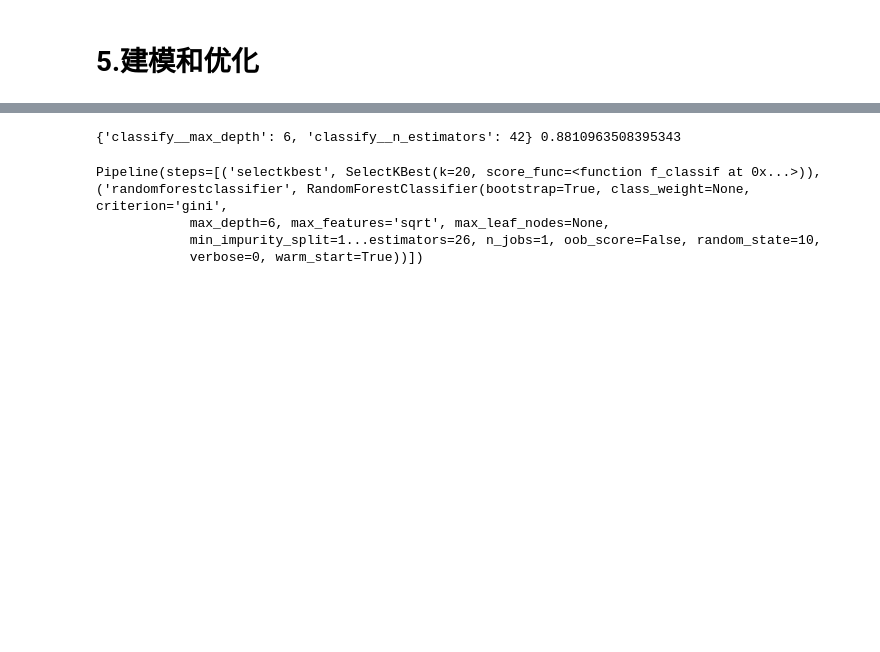
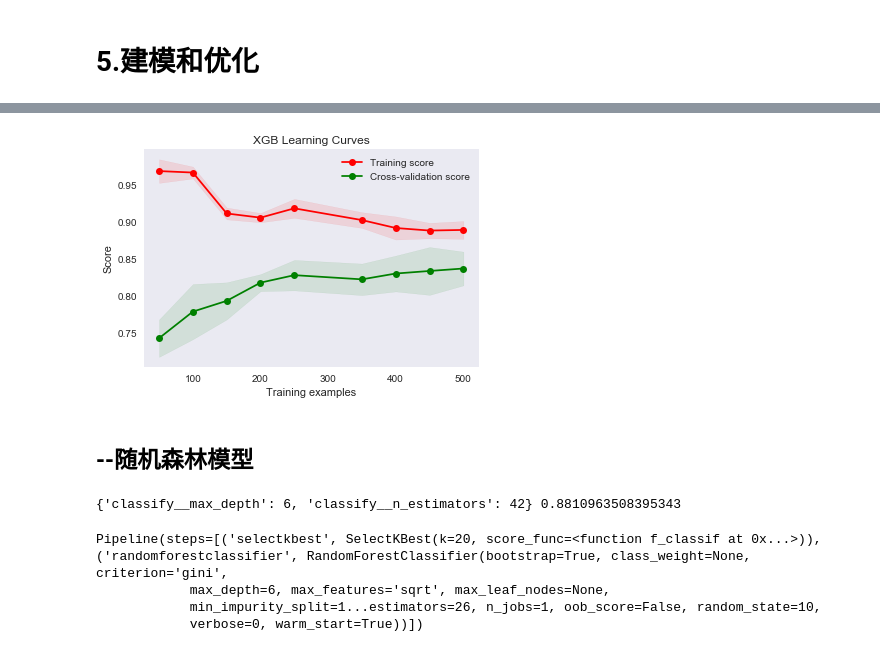
Before and after one commit to zqb1992/kaggle, a Jupyter notebook: competitions/getting-started/Titanic/code/Titanic_pipe.ipynb, the cells around one changed output, grey strips where cells are left out. Cells and saved outputs as stored; diff of their text form; code cells hidden in the pictures; blank space fills up the shorter version.

```diff
--- a/competitions/getting-started/Titanic/code/Titanic_pipe.ipynb
+++ b/competitions/getting-started/Titanic/code/Titanic_pipe.ipynb
@@ -280,0 +427,7 @@ y = train.as_matrix()[:,0]
+# %%
+#模型验证
+title = "XGB Learning Curves"
+plot_learning_curve(pipeline, title, X,y, cv=5,  n_jobs=4, train_sizes=[50, 100, 150, 200, 250, 350, 400, 450, 500])
+plt.show()
+# %% [output]
+[figure, added]
@@ -281,3 +439,5 @@ y = train.as_matrix()[:,0]
+# %% [markdown]
+## --随机森林模型
 # %%
 #参数优化,使用管道机制找随机森林最优参数
 pipe=Pipeline([('select',SelectKBest(k=20)),
```
Also changed, not shown: parts of 21 cells of this notebook.
